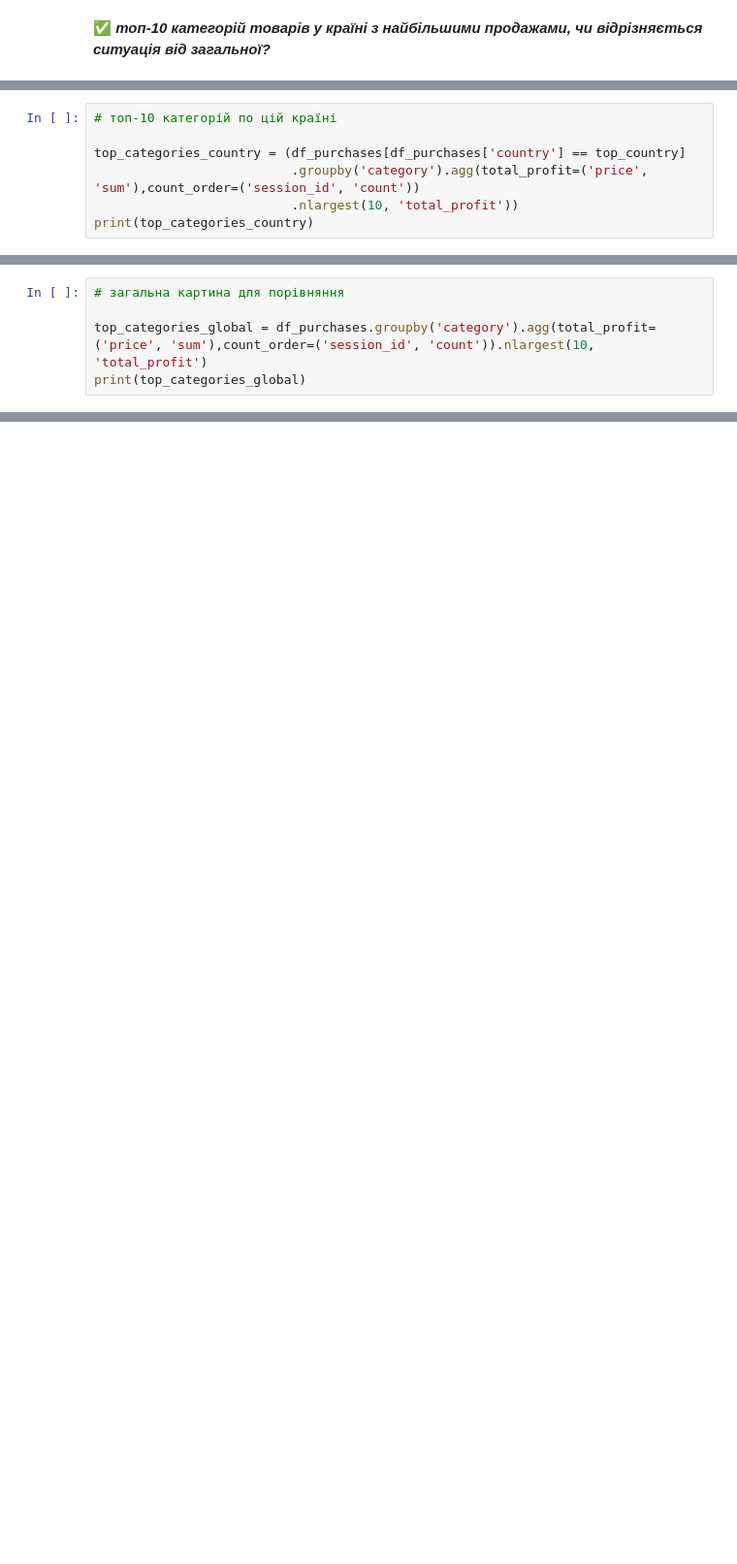
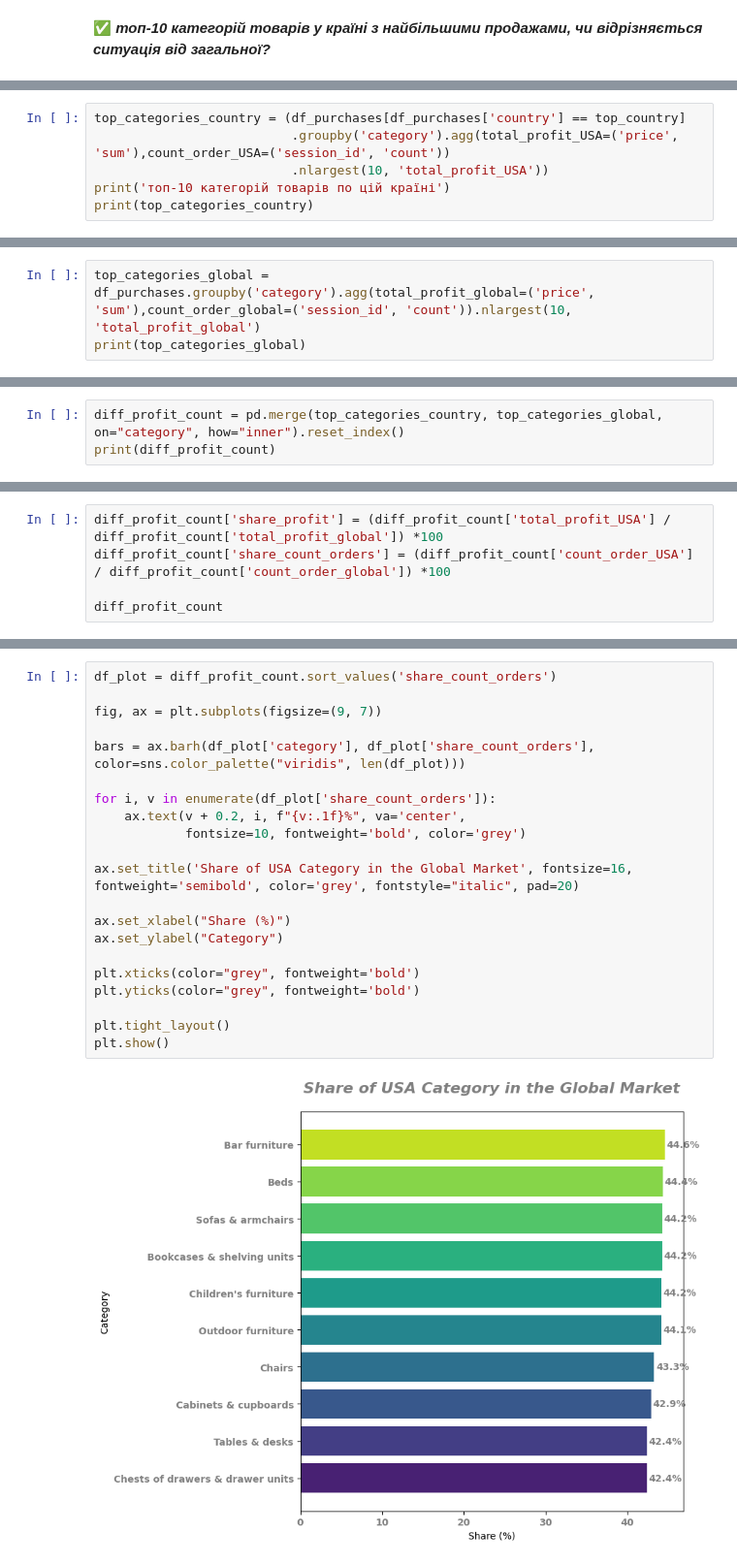
Before and after one commit to MariiaSam/Ecommerce_Project, a Jupyter notebook: Portfolio_Project_1.ipynb, the cells around one changed output, grey strips where cells are left out. Shown at 97% size. Saved outputs shown, nothing was run; the diff lists cells and outputs as text; blank space fills up the shorter version.

```diff
--- a/Portfolio_Project_1.ipynb
+++ b/Portfolio_Project_1.ipynb
@@ -325,8 +352,7 @@ United States
 # %%
-# топ-10 категорій по цій країні
-
 top_categories_country = (df_purchases[df_purchases['country'] == top_country]
-                          .groupby('category').agg(total_profit=('price', 'sum'),count_order=('session_id', 'count'))
-                          .nlargest(10, 'total_profit'))
+                          .groupby('category').agg(total_profit_USA=('price', 'sum'),count_order_USA=('session_id', 'count'))
+                          .nlargest(10, 'total_profit_USA'))
+print('топ-10 категорій товарів по цій країні')
 print(top_categories_country)
 # %% [output]
@@ -345,6 +374,4 @@ Children's furniture                  207575.0          752
 # %%
-# загальна картина для порівняння
-
-top_categories_global = df_purchases.groupby('category').agg(total_profit=('price', 'sum'),count_order=('session_id', 'count')).nlargest(10, 'total_profit')
+top_categories_global = df_purchases.groupby('category').agg(total_profit_global=('price', 'sum'),count_order_global=('session_id', 'count')).nlargest(10, 'total_profit_global')
 print(top_categories_global)
 # %% [output]
@@ -362,0 +392,3 @@ Children's furniture                  467697.0         1702
+# %%
+diff_profit_count = pd.merge(top_categories_country, top_categories_global, on="category", how="inner").reset_index()
+print(diff_profit_count)
@@ -362,0 +415,5 @@ Children's furniture                  467697.0         1702
+# %%
+diff_profit_count['share_profit'] = (diff_profit_count['total_profit_USA'] / diff_profit_count['total_profit_global']) *100
+diff_profit_count['share_count_orders'] = (diff_profit_count['count_order_USA'] / diff_profit_count['count_order_global']) *100
+
+diff_profit_count
@@ -362,0 +439,23 @@ Children's furniture                  467697.0         1702
+# %%
+df_plot = diff_profit_count.sort_values('share_count_orders')
+
+fig, ax = plt.subplots(figsize=(9, 7))
+
+bars = ax.barh(df_plot['category'], df_plot['share_count_orders'], color=sns.color_palette("viridis", len(df_plot)))
+
+for i, v in enumerate(df_plot['share_count_orders']):
+    ax.text(v + 0.2, i, f"{v:.1f}%", va='center',
+            fontsize=10, fontweight='bold', color='grey')
+
+ax.set_title('Share of USA Category in the Global Market', fontsize=16, fontweight='semibold', color='grey', fontstyle="italic", pad=20)
+
+ax.set_xlabel("Share (%)")
+ax.set_ylabel("Category")
+
+plt.xticks(color="grey", fontweight='bold')
+plt.yticks(color="grey", fontweight='bold')
+
+plt.tight_layout()
+plt.show()
+# %% [output]
+[figure, added]
```
Also changed, not shown: parts of 89 cells of this notebook.
